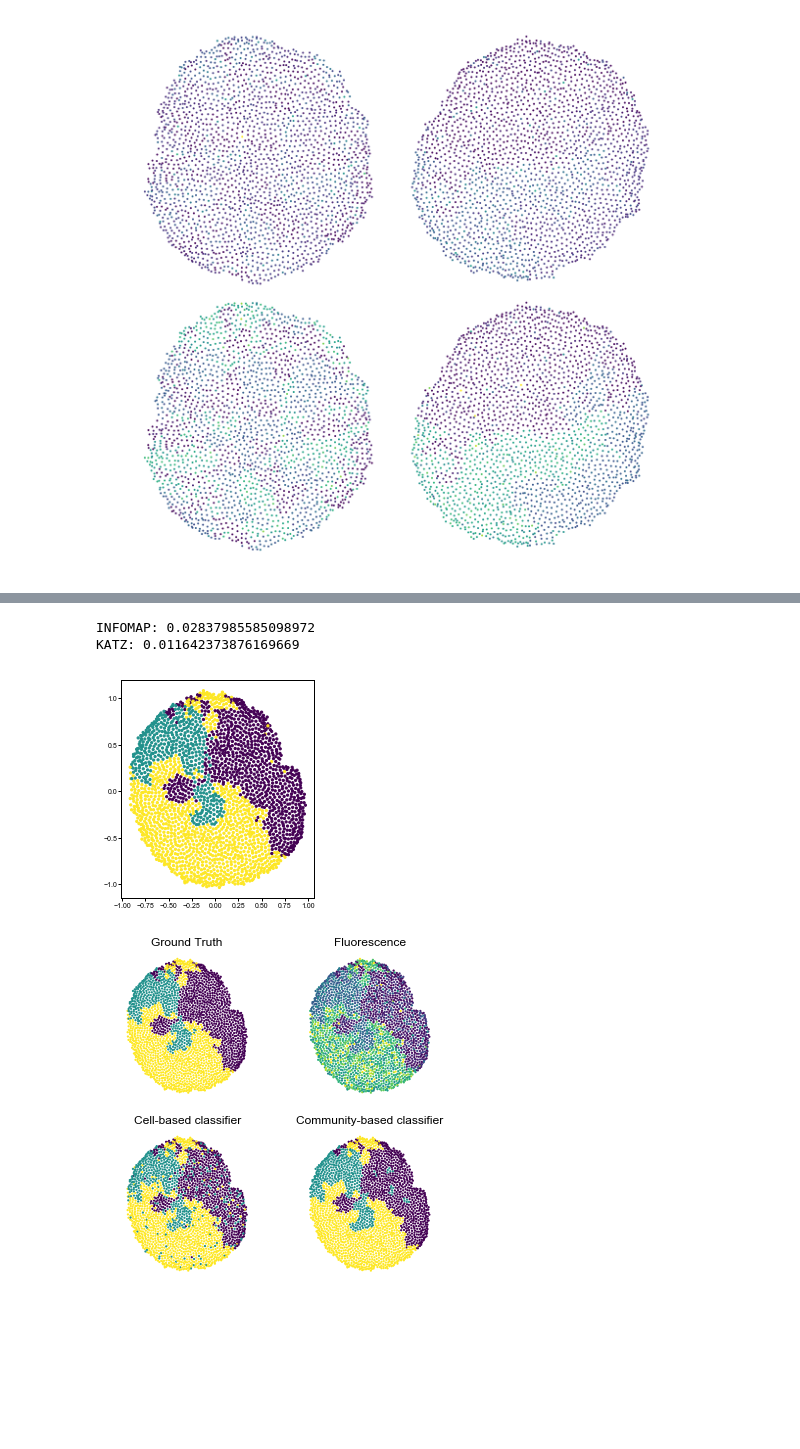
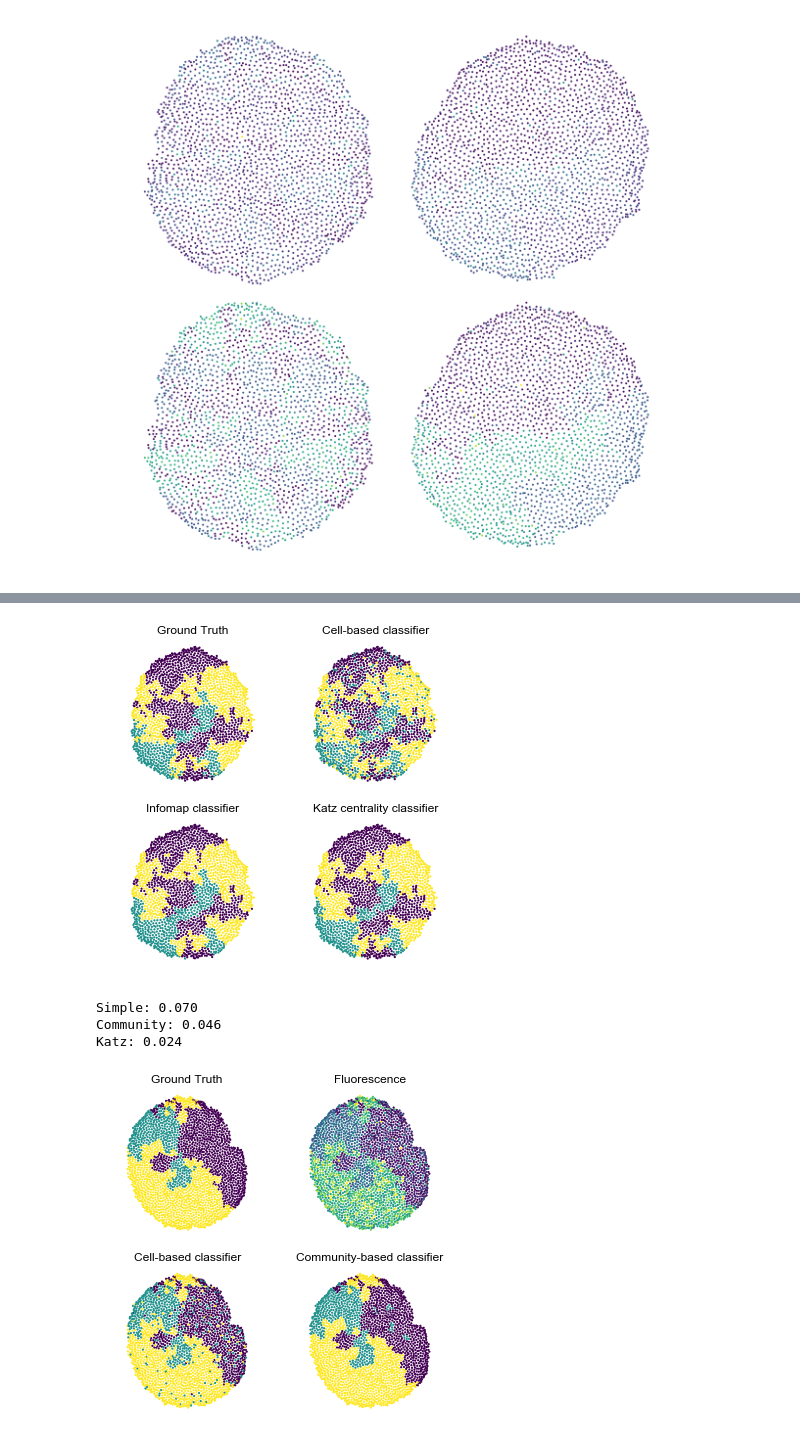
Before and after one commit to sbernasek/flyqma, a Jupyter notebook: notebooks/results.ipynb, the cells around one changed output, grey strips where cells are left out. Cells and saved outputs as stored; diff of their text form; code cells hidden in the pictures; blank space fills up the shorter version.

```diff
--- a/notebooks/results.ipynb
+++ b/notebooks/results.ipynb
@@ -64,24 +67,21 @@ batch_benchmark.classifier.plot_pdf()
 # %%
-batch_benchmark.logratio = False
+batch_benchmark.logratio = True
+batch_benchmark.katz_kwargs = dict(alpha=0.9)
 simulation_benchmark = batch_benchmark.benchmark_simulation(0)
+# %%
+simulation_benchmark.show_classifiers()
+# %% [output]
+[figure, added]
+# %%
+print('Simple: {:0.3f}'.format(simulation_benchmark.scores['simple'].MAE))
+print('Community: {:0.3f}'.format(simulation_benchmark.scores['community'].MAE))
+print('Katz: {:0.3f}'.format(simulation_benchmark.scores['katz'].MAE))
+# %% [output]
+Simple: 0.070
+Community: 0.046
+Katz: 0.024
 # %%
 score = simulation_benchmark.scores['community']
-# %%
-batch_benchmark.logratio = True
-simulation_benchmark = batch_benchmark.benchmark_simulation(0)
-scores, df, labels = katz_annotation(simulation_benchmark.annotator, gamma=1., alpha=0.9)
-
-print('INFOMAP:', simulation_benchmark.community_MAE)
-print('KATZ:', scores.MAE)
-# %% [output]
-INFOMAP: 0.02837985585098972
-KATZ: 0.011642373876169669
-# %%
-fig, ax = plt.subplots()
-ax.scatter(*df[['centroid_x', 'centroid_y']].values.T, c=labels, s=5)
-ax.set_aspect(1)
-# %% [output]
-[figure, removed]
 # %%
 simulation_benchmark.show()
 # %% [output]
```
Also changed, not shown: parts of 7 cells of this notebook, 5 other files.
